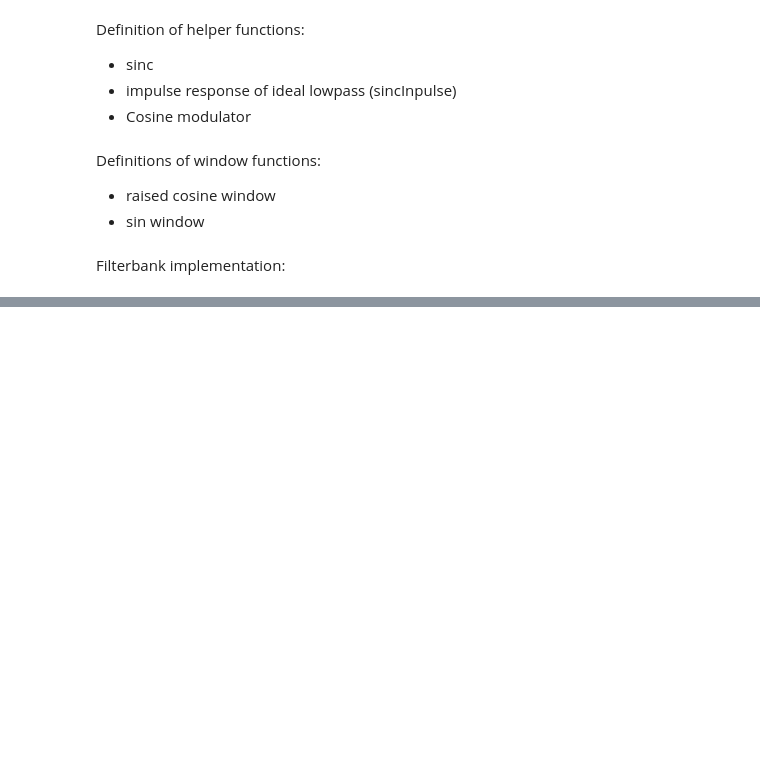
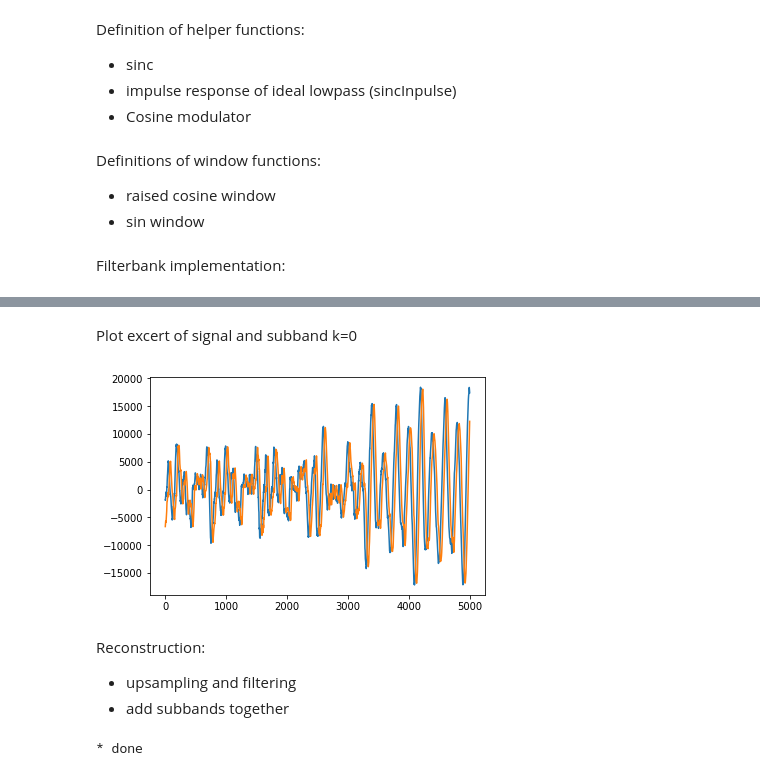
Before and after one commit to jole6826/MRSP, a Jupyter notebook: MRSP_sem2.ipynb, the cells around one changed output, grey strips where cells are left out. Cells and saved outputs as stored; diff of their text form; code cells hidden in the pictures; blank space fills up the shorter version.

```diff
--- a/MRSP_sem2.ipynb
+++ b/MRSP_sem2.ipynb
@@ -136,0 +181,12 @@ plt.show()
+# %% [markdown]
+Plot excert of signal and subband k=0
+# %%
+plt.plot(audio[55000:60000])
+plt.plot(decomposed[0][55000:60000])
+plt.show()
+# %% [output]
+[figure, added]
+# %% [markdown]
+Reconstruction:
+* upsampling and filtering
+* add subbands together
@@ -136,0 +201,7 @@ plt.show()
+# %%
+recon = np.zeros_like(filterdUs[0])
+for band in filterdUs:
+    recon += band
+sound.sound(recon,fs)
+# %% [output]
+* done
```
Also changed, not shown: parts of 9 cells of this notebook.
